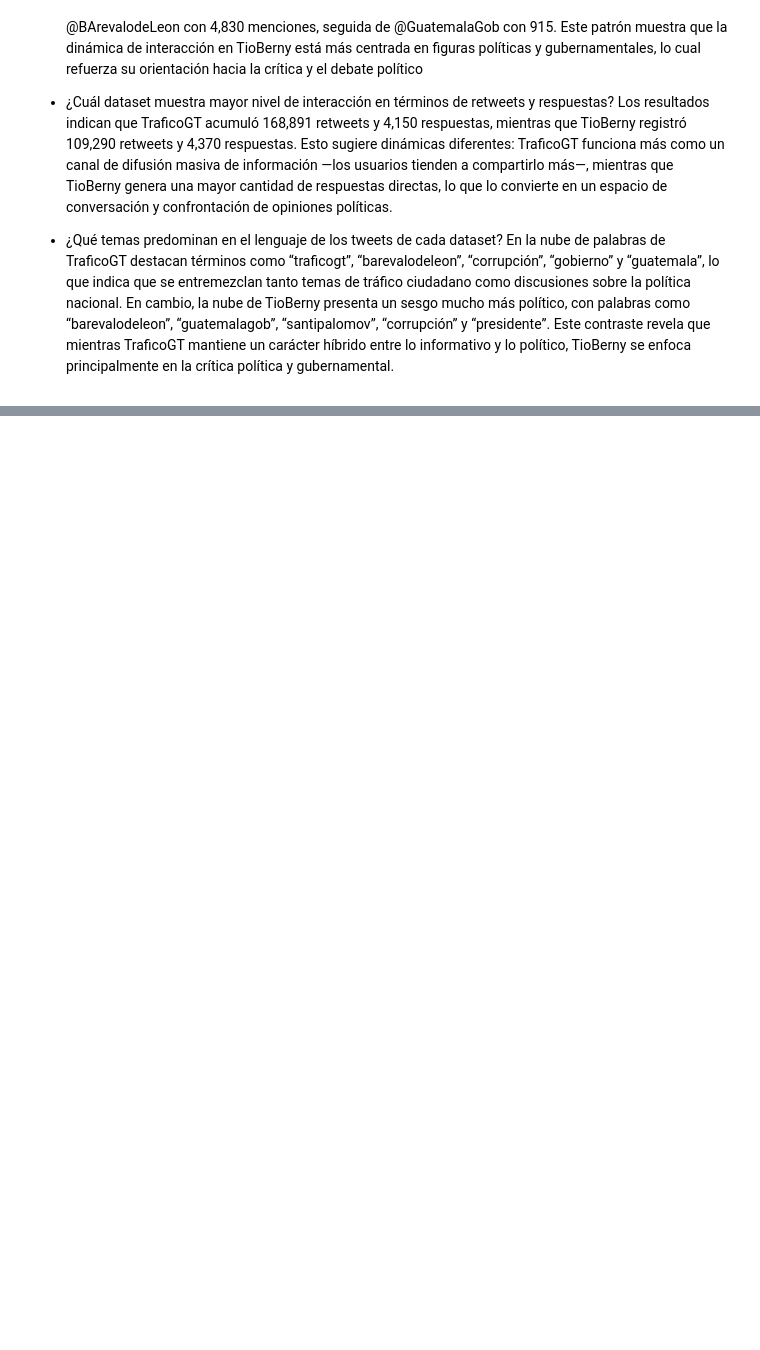
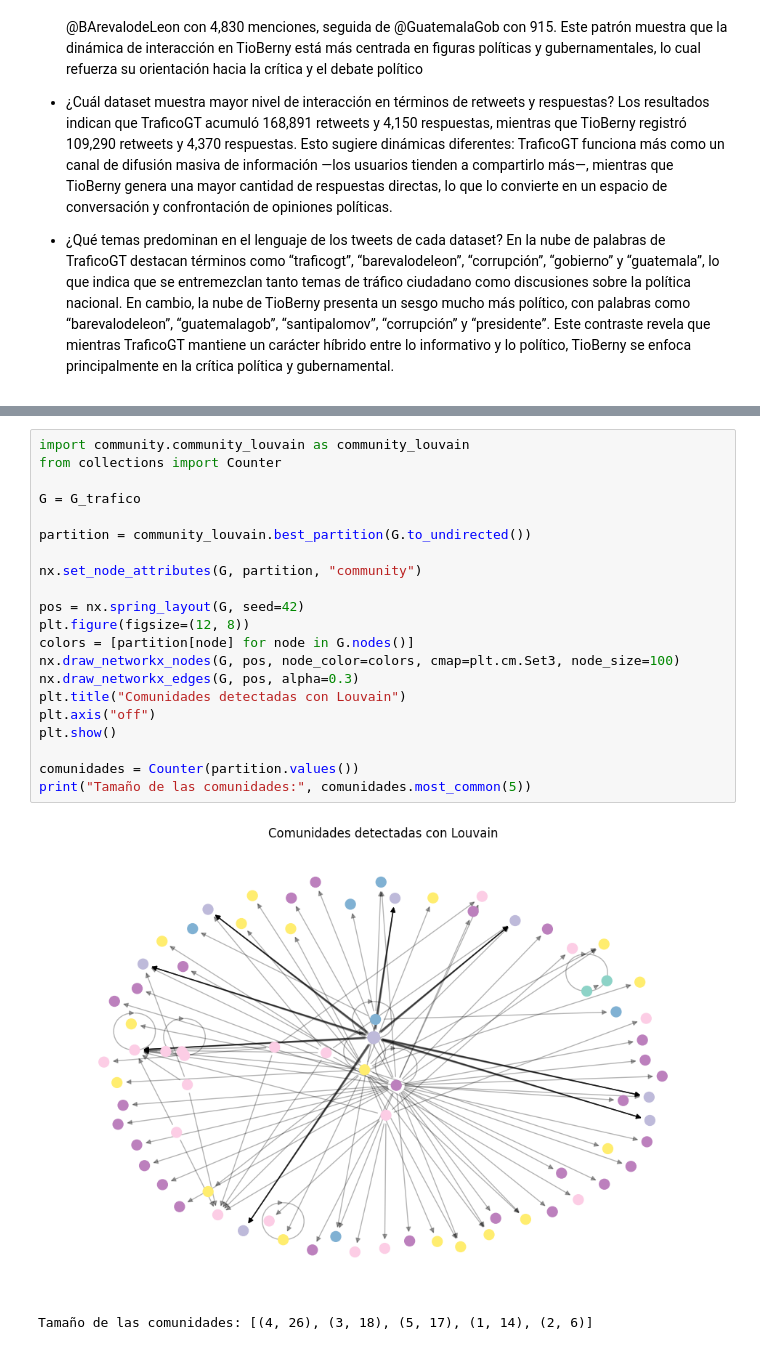
Before and after one commit to JPS4321/Lab6_Data, a Jupyter notebook: lab6.ipynb, the cells around one changed output, grey strips where cells are left out. Drawn from its saved outputs; the diff is of its cells as text; blank space fills up the shorter version.

```diff
--- a/lab6.ipynb
+++ b/lab6.ipynb
@@ -320,3 +336,27 @@ Número de aristas: 145
 Densidad: 0.014074936905455252
 Diámetro (componente principal): 4
 Coef. de agrupamiento: 0.0885691800898309
+# %%
+import community.community_louvain as community_louvain
+from collections import Counter
+
+G = G_trafico
+
+partition = community_louvain.best_partition(G.to_undirected())
+
+nx.set_node_attributes(G, partition, "community")
+
+pos = nx.spring_layout(G, seed=42)
+plt.figure(figsize=(12, 8))
+colors = [partition[node] for node in G.nodes()]
+nx.draw_networkx_nodes(G, pos, node_color=colors, cmap=plt.cm.Set3, node_size=100)
+nx.draw_networkx_edges(G, pos, alpha=0.3)
+plt.title("Comunidades detectadas con Louvain")
+plt.axis("off")
+plt.show()
+
+comunidades = Counter(partition.values())
+print("Tamaño de las comunidades:", comunidades.most_common(5))
+# %% [output]
+[figure, added]
+Tamaño de las comunidades: [(4, 26), (3, 18), (5, 17), (1, 14), (2, 6)]
```
Also changed, not shown: parts of 12 cells of this notebook.
